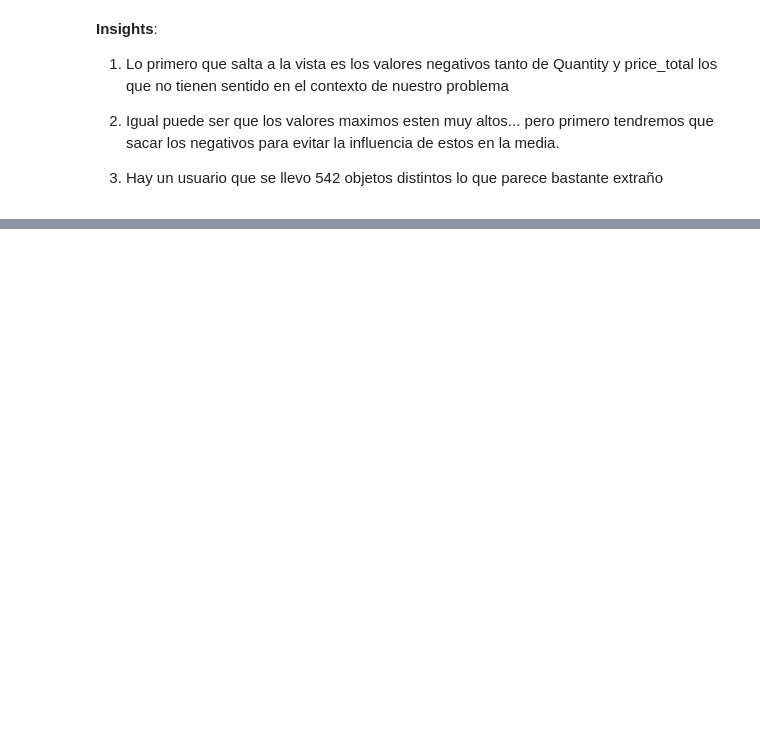
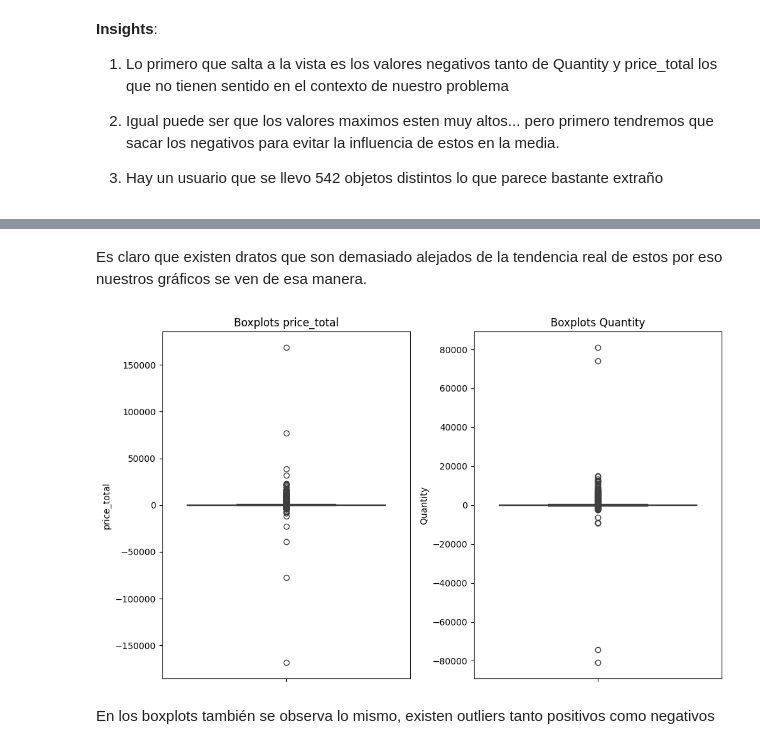
Before and after one commit to LLAES07/Segmentacion_clientes, a Jupyter notebook: notebook/1_EDA.ipynb, the cells around one changed output, grey strips where cells are left out. Saved outputs shown, nothing was run; the diff lists cells and outputs as text; code cells hidden in the pictures; blank space fills up the shorter version.

```diff
--- a/notebook/1_EDA.ipynb
+++ b/notebook/1_EDA.ipynb
@@ -117,0 +150,21 @@ plt.show()
+# %% [markdown]
+Es claro que existen dratos que son demasiado alejados de la tendencia real de estos por eso nuestros gráficos se ven de esa manera.
+# %%
+plt.figure(figsize=(10, 6))
+
+# Gráfico 1
+plt.subplot(121)
+sns.boxplot(df['price_total'])
+plt.title('Boxplots price_total')
+
+# Gráfico 2
+plt.subplot(122)
+sns.boxplot(df['Quantity'])
+plt.title('Boxplots Quantity')
+
+plt.tight_layout()
+plt.show()
+# %% [output]
+[figure, added]
+# %% [markdown]
+En los boxplots también se observa lo mismo, existen outliers tanto positivos como negativos
```
Also changed, not shown: parts of 31 cells of this notebook.
